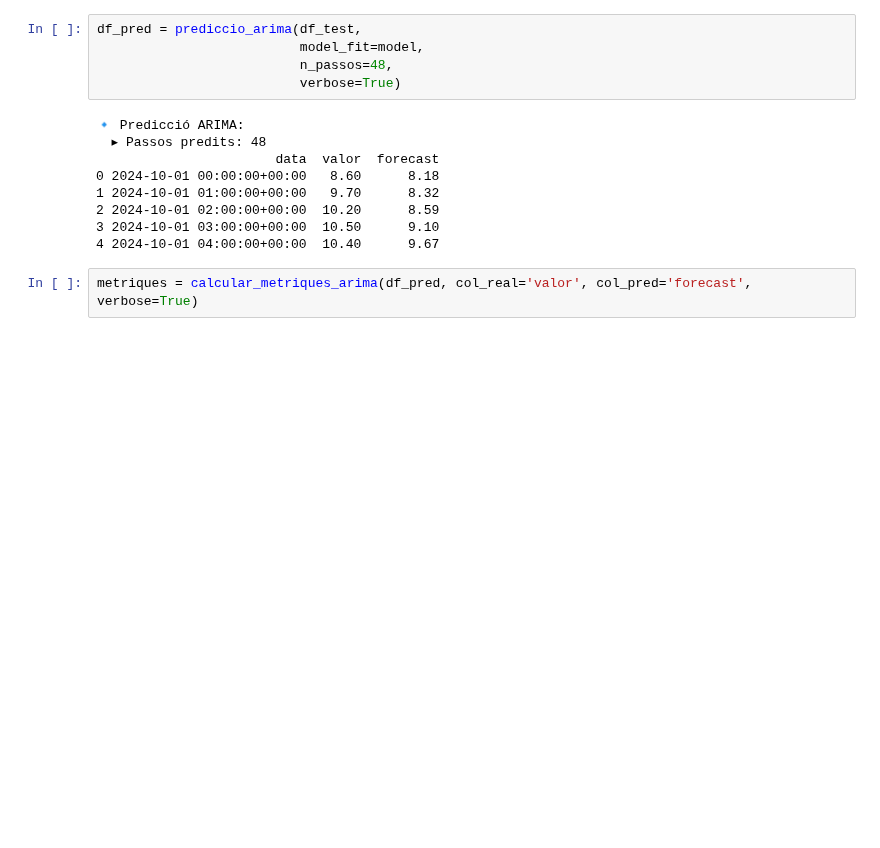
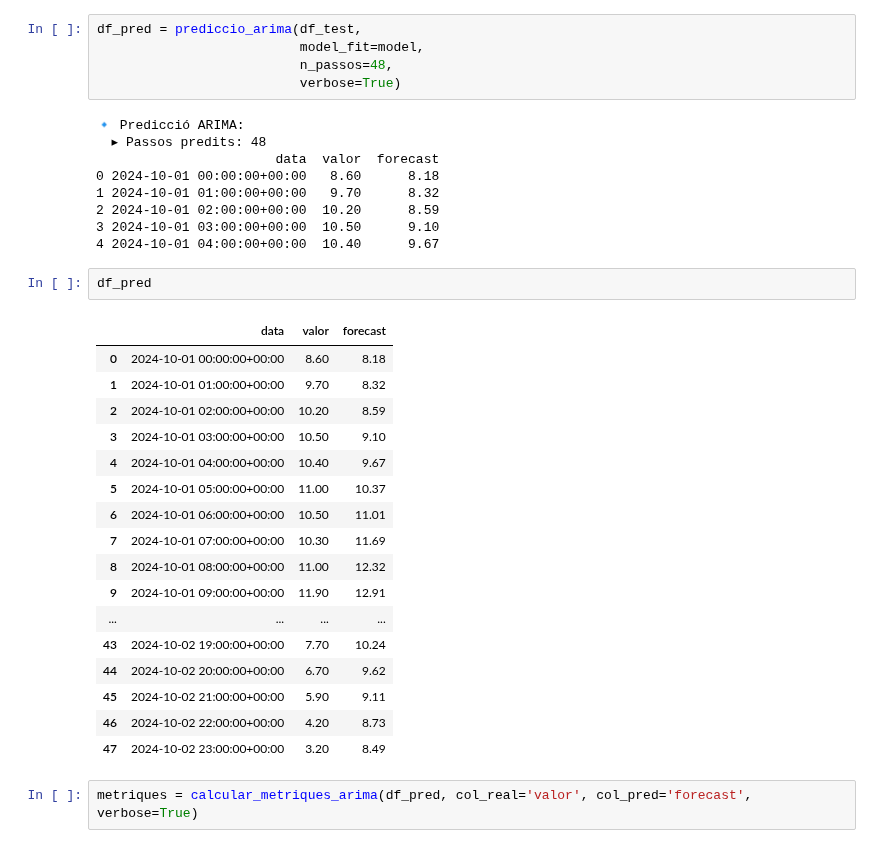
Before and after one commit to Paurro/TFM_SCM_Temperature_Forecasting_ML, a Jupyter notebook: models_prediccio/2_model_arima/arima_model_experiments.ipynb, the cells around one changed output. Drawn from its saved outputs; the diff is of its cells as text; blank space fills up the shorter version.

```diff
--- a/models_prediccio/2_model_arima/arima_model_experiments.ipynb
+++ b/models_prediccio/2_model_arima/arima_model_experiments.ipynb
@@ -199,6 +207,26 @@ df_pred = prediccio_arima(df_test,
 2 2024-10-01 02:00:00+00:00  10.20      8.59
 3 2024-10-01 03:00:00+00:00  10.50      9.10
 4 2024-10-01 04:00:00+00:00  10.40      9.67
+# %%
+df_pred
+# %% [output]
+|  | data | valor | forecast |
+| 0 | 2024-10-01 00:00:00+00:00 | 8.60 | 8.18 |
+| 1 | 2024-10-01 01:00:00+00:00 | 9.70 | 8.32 |
+| 2 | 2024-10-01 02:00:00+00:00 | 10.20 | 8.59 |
+| 3 | 2024-10-01 03:00:00+00:00 | 10.50 | 9.10 |
+| 4 | 2024-10-01 04:00:00+00:00 | 10.40 | 9.67 |
+| 5 | 2024-10-01 05:00:00+00:00 | 11.00 | 10.37 |
+| 6 | 2024-10-01 06:00:00+00:00 | 10.50 | 11.01 |
+| 7 | 2024-10-01 07:00:00+00:00 | 10.30 | 11.69 |
+| 8 | 2024-10-01 08:00:00+00:00 | 11.00 | 12.32 |
+| 9 | 2024-10-01 09:00:00+00:00 | 11.90 | 12.91 |
+| ... | ... | ... | ... |
+| 43 | 2024-10-02 19:00:00+00:00 | 7.70 | 10.24 |
+| 44 | 2024-10-02 20:00:00+00:00 | 6.70 | 9.62 |
+| 45 | 2024-10-02 21:00:00+00:00 | 5.90 | 9.11 |
+| 46 | 2024-10-02 22:00:00+00:00 | 4.20 | 8.73 |
+| 47 | 2024-10-02 23:00:00+00:00 | 3.20 | 8.49 |
 # %%
 metriques = calcular_metriques_arima(df_pred, col_real='valor', col_pred='forecast', verbose=True)
 # %% [output]
```
Also changed, not shown: parts of 4 cells of this notebook, 5 other files.
